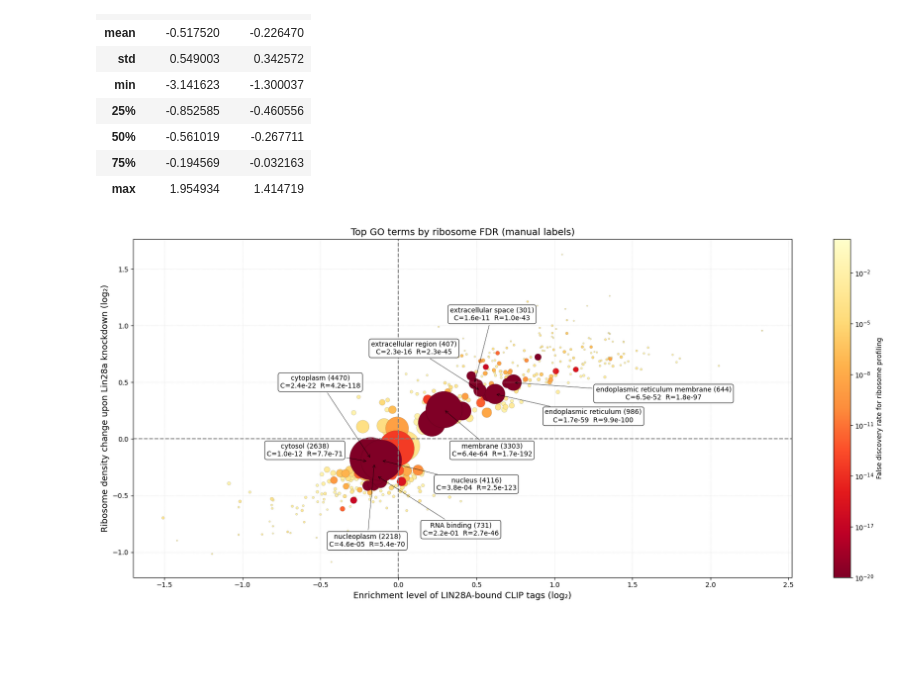
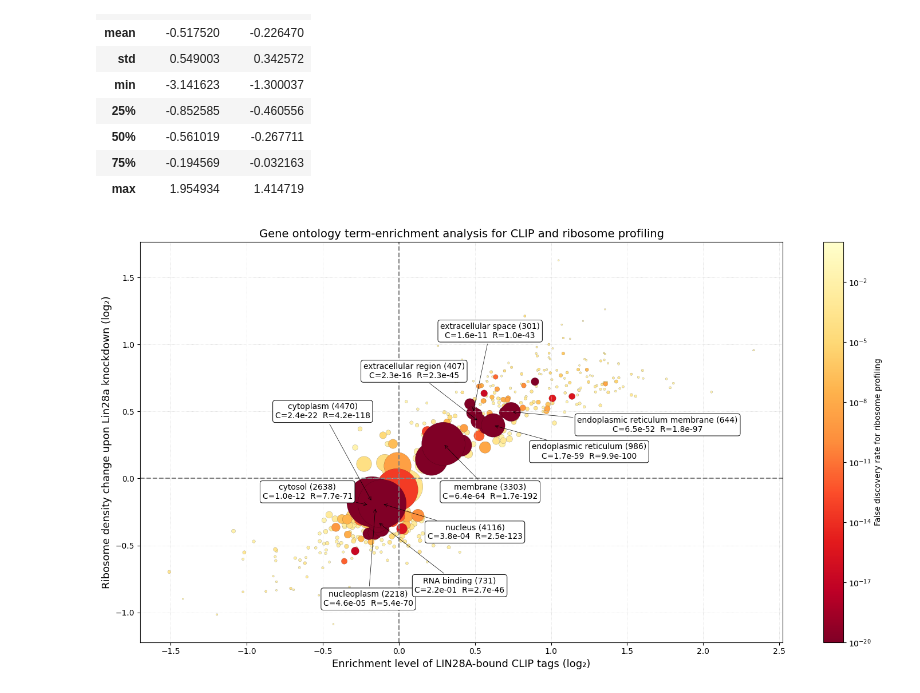
Before and after one commit to BAEHOEUN/project-2025-2, a Jupyter notebook: Your_Own_Analysis_Final_code_.ipynb, the cells around one changed output. Saved outputs shown, nothing was run; the diff lists cells and outputs as text; code cells hidden in the pictures; blank space fills up the shorter version.

```diff
--- a/Your_Own_Analysis_Final_code_.ipynb
+++ b/Your_Own_Analysis_Final_code_.ipynb
@@ -127,6 +127,9 @@ rna_siLin28a_total = df_original["RNA-siLin28a.bam"].sum()
 
 rpf_siLuc_total = df_original["RPF-siLuc.bam"].sum()
 rna_siLuc_total = df_original["RNA-siLuc.bam"].sum()
+# %%
+# ENSG 유전자 ID에서 버전 정보 제거
+df_original.index = df_original.index.str.replace(r"\.\d+$", "", regex=True)
 # %%
 # 3. CPM 계산 (정규화된 값)
 df_original["clip_cpm"] = df_original["CLIP-35L33G.bam"] / clip_total * 1e6
@@ -186,8 +189,8 @@ df_filtered.head()
 df_filtered["ensembl_gene_id"] = df_filtered.index
 
 df_data_final = df_filtered[[
-    "CLIP-35L33G.bam", "RNA-control.bam", "RPF-siLuc.bam", "RPF-siLin28a.bam",
-    "clip_enrichment", "rden_change", "clip_log2", "rden_log2", "ensembl_gene_id", "clip_log2_centered","rden_log2_centered"
+    "ensembl_gene_id","CLIP-35L33G.bam", "RNA-control.bam", "RPF-siLuc.bam", "RPF-siLin28a.bam",
+    "clip_enrichment", "rden_change", "clip_log2", "rden_log2", "clip_log2_centered","rden_log2_centered"
 ]]
 df_data_final.head()
 # %% [output]
@@ -723,7 +735,7 @@ df_summary[["clip_log2", "rden_log2"]].describe()
 import matplotlib.pyplot as plt
 from matplotlib.colors import LogNorm
 
-plt.figure(figsize=(18, 8))
+plt.figure(figsize=(15, 8))
 
 # 산점도
 sc = plt.scatter(
@@ -753,32 +765,32 @@ manual_labels = {
 
 # 텍스트 박스 수동 배치
 for _, row in df_topten.iterrows():
     name = row["GO_name"]
     if name in manual_labels:
         x_text, y_text = manual_labels[name]
         plt.annotate(
             f"{name} ({row['genes']})\nC={row['fdr_clip']:.1e}  R={row['fdr_rden']:.1e}",
             xy=(row["clip_log2_centered"], row["rden_log2_centered"]),
             xytext=(x_text, y_text),
             textcoords='data',
             fontsize=10,
             ha='center',
             va='center',
             bbox=dict(boxstyle="round,pad=0.3", fc="white", ec="black", lw=0.7),
             arrowprops=dict(arrowstyle="->", color="black", lw=0.5)
         )
 
 # 컬러바, 격자, 제목, 축 설정 등
 plt.axhline(0, linestyle="--", color="gray")
 plt.axvline(0, linestyle="--", color="gray")
 plt.grid(True, linestyle=":", linewidth=0.6, color="lightgray")
 
 plt.xlabel("Enrichment level of LIN28A-bound CLIP tags (log₂)", fontsize=13)
 plt.ylabel("Ribosome density change upon Lin28a knockdown (log₂)", fontsize=13)
-plt.title("Top GO terms by ribosome FDR (manual labels)", fontsize=14)
+plt.title("Gene ontology term-enrichment analysis for CLIP and ribosome profiling", fontsize=14)
 
 plt.colorbar(sc, label="False discovery rate for ribosome profiling")
 plt.tight_layout()
 plt.show()
 # %% [output]
-[figure, old version]
+[figure, new version]
```
Also changed, not shown: parts of 21 cells of this notebook.
